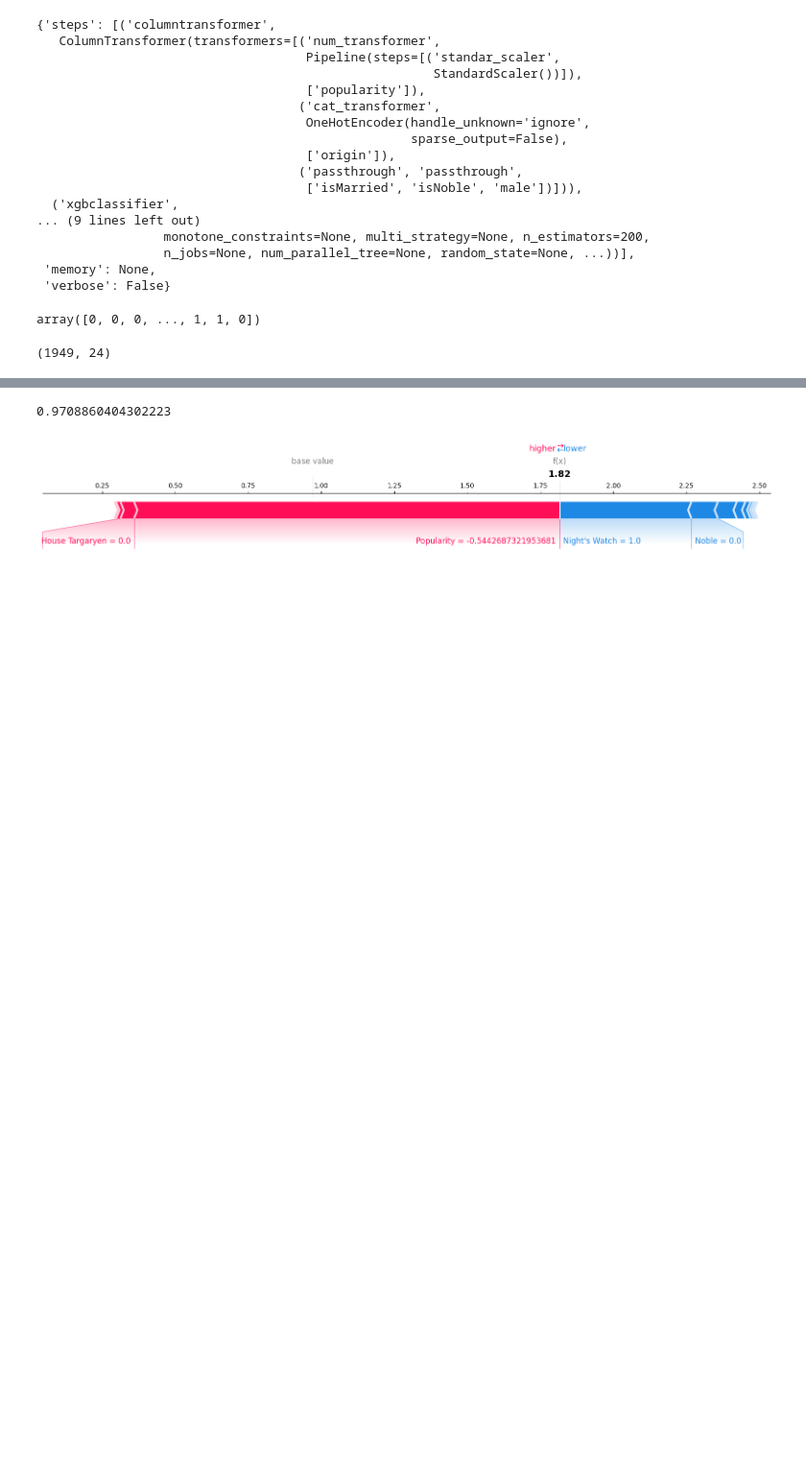
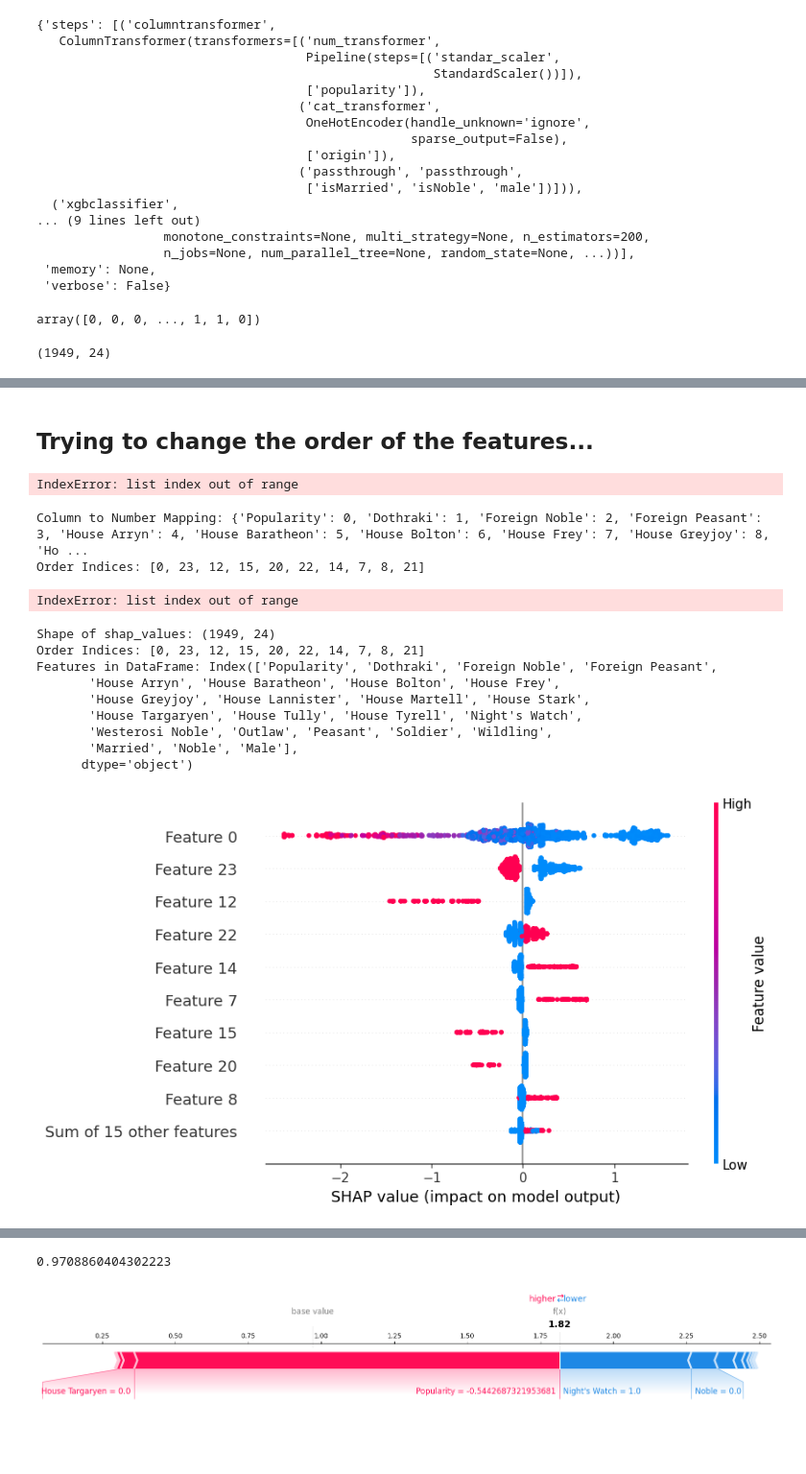
Before and after one commit to franziskasteger/game-of-thrones-survival, a Jupyter notebook: notebooks/Carmen_SHAP_model_interpretability.ipynb, the cells around one changed output, grey strips where cells are left out. Shown at 96% size. Drawn from its saved outputs; the diff is of its cells as text; code cells hidden in the pictures; blank space fills up the shorter version.

Commit message:
shap

```diff
--- a/notebooks/Carmen_SHAP_model_interpretability.ipynb
+++ b/notebooks/Carmen_SHAP_model_interpretability.ipynb
@@ -118,12 +121,12 @@ shap_values = explainer(X_processed)
 # %%
 test = pd.DataFrame(X_processed)
 #test.columns = [x.split("__")[1] for x in model_xgb["columntransformer"].get_feature_names_out()]
+
 test.columns = ['Popularity', 'Dothraki', 'Foreign Noble',
        'Foreign Peasant', 'House Arryn',
        'House Baratheon', 'House Bolton', 'House Frey',
        'House Greyjoy', 'House Lannister', 'House Martell',
        'House Stark', 'House Targaryen',
-       'House Tully', 'House Tyrell', "Night's Watch",
-       'Noble', 'Outlaw', 'Peasant', 'Soldier',
+       'House Tully', 'House Tyrell', "Night's Watch",'Westerosi Noble',
+       'Outlaw', 'Peasant', 'Soldier',
        'Wildling', 'Married', 'Noble', 'Male']
-shap.summary_plot(shap_values, test, max_display=10)
@@ -131,0 +138,2 @@ shap.summary_plot(shap_values, test, max_display=10)
+# %% [markdown]
+## Trying to change the order of the features...
@@ -131,0 +157,55 @@ shap.summary_plot(shap_values, test, max_display=10)
+# %%
+
+shap.plots.beeswarm(shap_values, max_display=10, show=False, color_bar=False, order=order)
+plt.colorbar()
+plt.show()
+# %% [output]
+IndexError: list index out of range
+# %%
+order = [
+    "Popularity",
+    "Male",
+    "House Targaryen",
+    "Night's Watch",
+    "Wildling",
+    "Noble",
+    "House Tyrell",
+    "House Frey",
+    "House Greyjoy",
+    "Married"
+    ]
+
+col2num = {col: i for i, col in enumerate(test.columns)}
+
+print("Column to Number Mapping:", col2num)
+
+order = [col2num.get(col) for col in order if col in col2num]
+
+print("Order Indices:", order)
+
+shap.plots.beeswarm(shap_values, max_display=10, show=False, color_bar=False, order=order)
+plt.colorbar()
+plt.show()
+# %% [output]
+Column to Number Mapping: {'Popularity': 0, 'Dothraki': 1, 'Foreign Noble': 2, 'Foreign Peasant': 3, 'House Arryn': 4, 'House Baratheon': 5, 'House Bolton': 6, 'House Frey': 7, 'House Greyjoy': 8, 'Ho ...
+Order Indices: [0, 23, 12, 15, 20, 22, 14, 7, 8, 21]
+IndexError: list index out of range
+# %%
+print("Shape of shap_values:", shap_values.shape)
+print("Order Indices:", order)
+print("Features in DataFrame:", test.columns)
+
+# Run beeswarm plot with default ordering
+shap.plots.beeswarm(shap_values, max_display=10)
+plt.show()
+# %% [output]
+Shape of shap_values: (1949, 24)
+Order Indices: [0, 23, 12, 15, 20, 22, 14, 7, 8, 21]
+Features in DataFrame: Index(['Popularity', 'Dothraki', 'Foreign Noble', 'Foreign Peasant',
+       'House Arryn', 'House Baratheon', 'House Bolton', 'House Frey',
+       'House Greyjoy', 'House Lannister', 'House Martell', 'House Stark',
+       'House Targaryen', 'House Tully', 'House Tyrell', 'Night's Watch',
+       'Westerosi Noble', 'Outlaw', 'Peasant', 'Soldier', 'Wildling',
+       'Married', 'Noble', 'Male'],
+      dtype='object')
+[figure, added]
```
Also changed, not shown: parts of 39 cells of this notebook.
